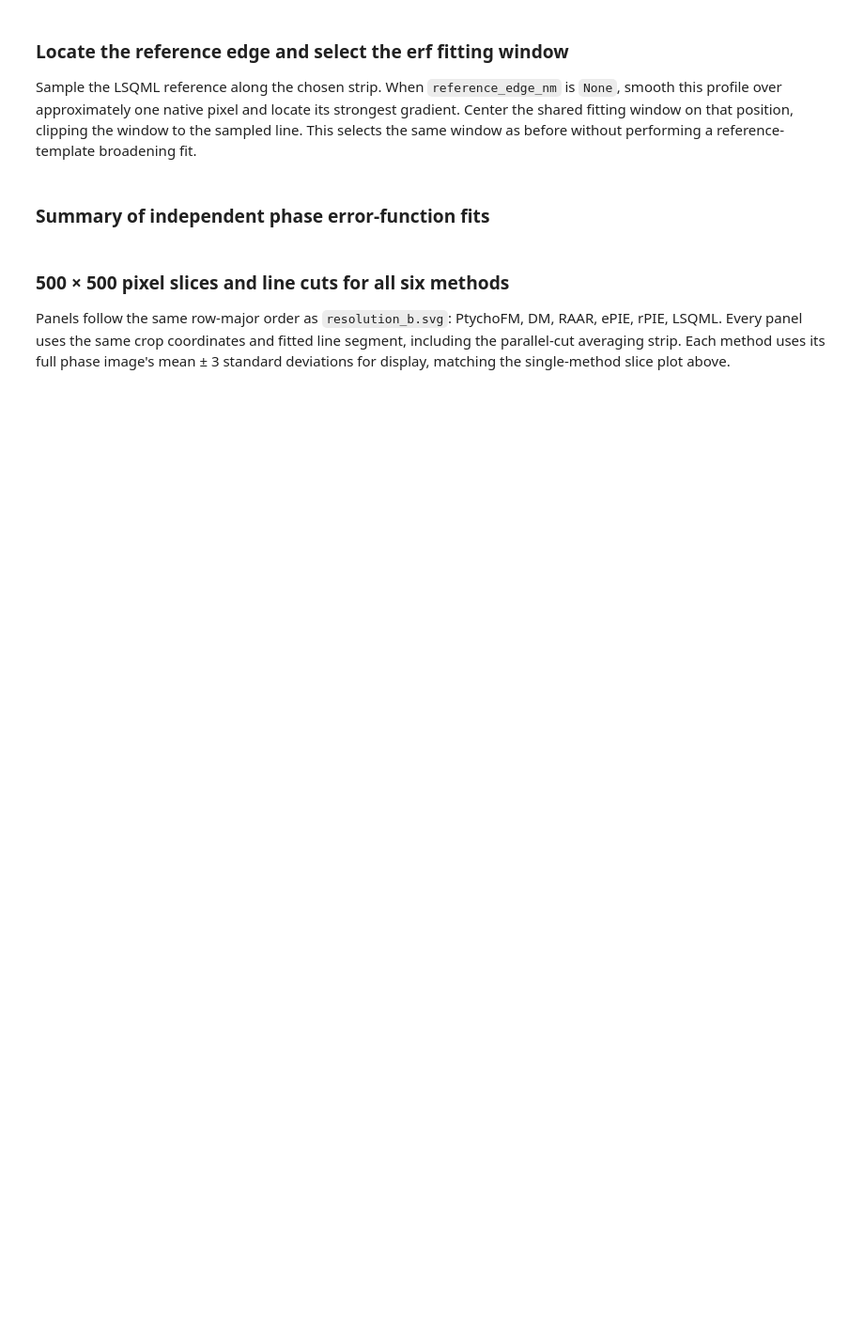
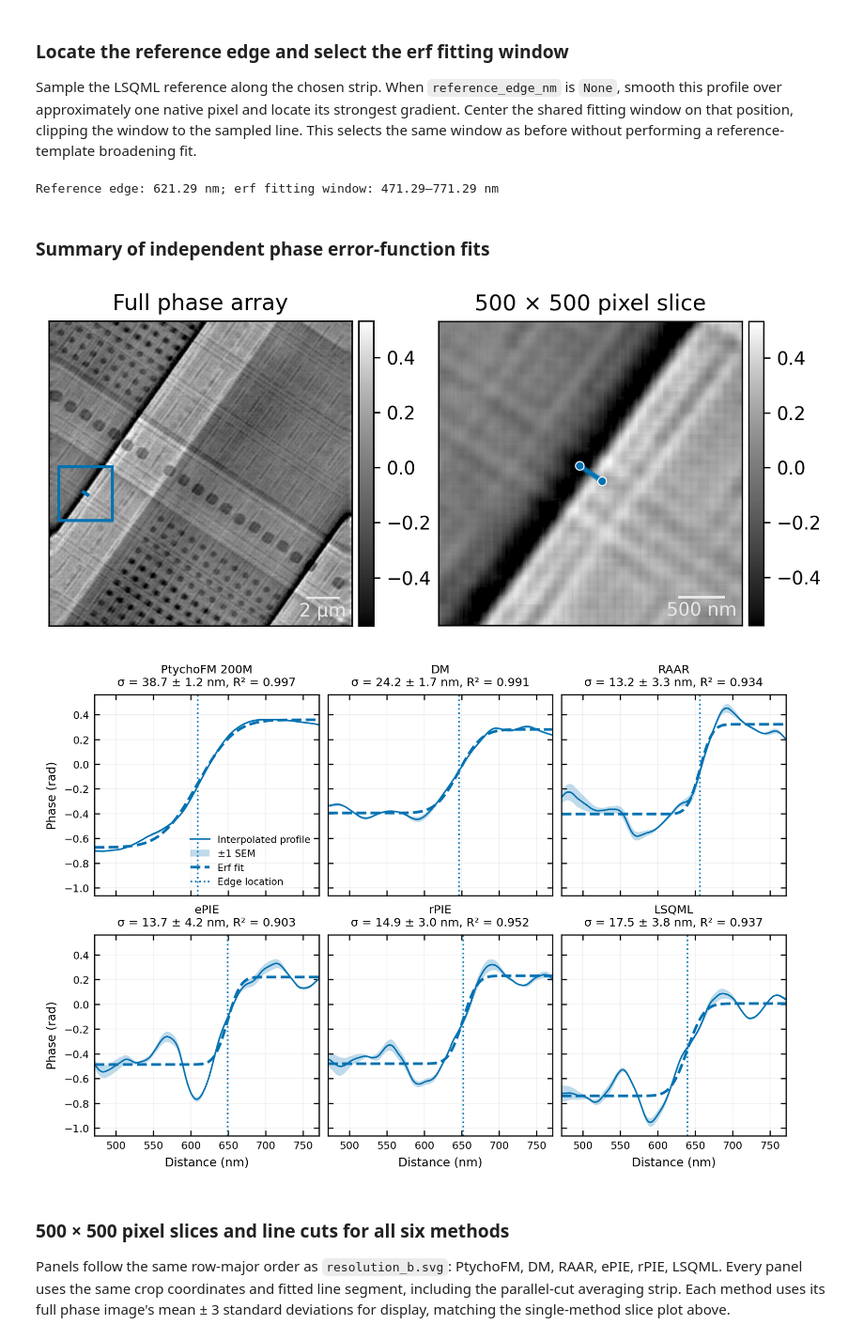
Before and after one commit to SYNAPS-I/ptycho-fm, a Jupyter notebook: notebooks/manuscript/resolution.ipynb, the cells around one changed output. Shown at 94% size. Cells and saved outputs as stored; diff of their text form; code cells hidden in the pictures; blank space fills up the shorter version.

```diff
--- a/notebooks/manuscript/resolution.ipynb
+++ b/notebooks/manuscript/resolution.ipynb
@@ -19,7 +19,7 @@ from ptycho_fm.metrics import (
 # %% [markdown]
 ## Scan 267 (Supplementary Video 1)
 # %%
-scan267_dir = "/mnt/localdisk/scratch/aileenluo/recon_20260225"
+scan267_dir = "/jfsa/aileenluo/scratch/recon_20260225"
 
 # DM
 with h5py.File(os.path.join(scan267_dir, "scan_267_dm/scan_267_epoch20_para.hdf5"), "r") as f:
@@ -51,7 +51,7 @@ with h5py.File(os.path.join(scan267_dir, "scan_267_lsqml/scan_267_epoch900_para.
 amp_lsqml = np.abs(lsqml)
 ph_lsqml = np.angle(lsqml)
 
-inference_dir = "/mnt/localdisk/scratch/aileenluo/results"
+inference_dir = "/jfsa/aileenluo/scratch/results"
 
 # Flyscan inference 43M fine-tuned
 amp_43M_finetune = np.load(os.path.join(inference_dir, "run164/pred_amp_scan_267_datanorm.npy"))
@@ -246,11 +250,13 @@ print(
     f'Reference edge: {phase_reference_edge_nm:.2f} nm; '
     f'erf fitting window: {phase_fit_interval_nm[0]:.2f}–{phase_fit_interval_nm[1]:.2f} nm'
 )
+# %% [output]
+Reference edge: 621.29 nm; erf fitting window: 471.29–771.29 nm
 # %% [markdown]
 ### Summary of independent phase error-function fits
 # %%
 method_names = [
-    'ph_43M_finetune',
+    'ph_200M_finetune',
     'ph_dm',
     'ph_raar',
     'ph_epie',
@@ -258,7 +264,7 @@ method_names = [
     'ph_lsqml',
 ]
 method_labels = {
-    'ph_43M_finetune': 'PtychoFM',
+    'ph_200M_finetune': 'PtychoFM 200M',
     'ph_dm': 'DM',
     'ph_raar': 'RAAR',
     'ph_epie': 'ePIE',
@@ -287,7 +293,7 @@ phase_erf_analysis = analyze_independent_erf_edges(
 )
 
 # Geometry of the 300 nm line segment used by the fits.
-geometry = phase_erf_analysis['sampled']['ph_43M_finetune']
+geometry = phase_erf_analysis['sampled']['ph_200M_finetune']
 row_start, row_end = geometry['rows'][[0, -1]]
 col_start, col_end = geometry['cols'][[0, -1]]
 normal_row = geometry['normal_row']
@@ -307,7 +313,7 @@ strip_cols = np.array([
 ])
 
 # Define an exact 500 × 500 pixel square centered on the fit segment.
-image = np.asarray(phase_images['ph_43M_finetune'])
+image = np.asarray(phase_images['ph_200M_finetune'])
 square_size_px = 500
 square_center_row = 0.5 * (row_start + row_end)
 square_center_col = 0.5 * (col_start + col_end)
@@ -428,33 +434,36 @@ for panel_index, (name, fit_ax) in enumerate(zip(
             result['t0'], color=line_color, linewidth=1.1,
             linestyle=':', alpha=0.95, label='Edge location',
         )
         fit_label = (
             f"{method_labels[name]}\n"
             f"σ = {result['sigma']:.1f} ± {result['perr'][2]:.1f} nm, "
             f"R² = {result['r_squared']:.3f}"
         )
     else:
         fit_label = f"{method_labels[name]}\nfit failed"
     fit_ax.set_xlim(fit_min_nm, fit_max_nm)
     fit_ax.set_title(fit_label, fontsize=7.8)
     if panel_index >= 3:
         fit_ax.set_xlabel('Distance (nm)', fontsize=8)
     if panel_index % 3 == 0:
         fit_ax.set_ylabel('Phase (rad)', fontsize=8)
     fit_ax.grid(alpha=0.18, linewidth=0.5)
     for spine in fit_ax.spines.values():
         spine.set_visible(True)
         spine.set_linewidth(0.8)
     fit_ax.tick_params(
         axis='both', which='both', direction='in', top=True, right=True,
         labelsize=7,
     )
     if panel_index == 0:
         fit_ax.legend(
             loc='best', fontsize=6.5, frameon=False, handlelength=2.0,
         )
 plt.show()
 #erf_fits_fig.savefig("resolution_b.svg", transparent=True, bbox_inches="tight", dpi=300)
+# %% [output]
+[figure, added]
+[figure, added]
 # %% [markdown]
 ### 500 × 500 pixel slices and line cuts for all six methods
 
```
Also changed, not shown: parts of 2 cells of this notebook, 5 other files.
